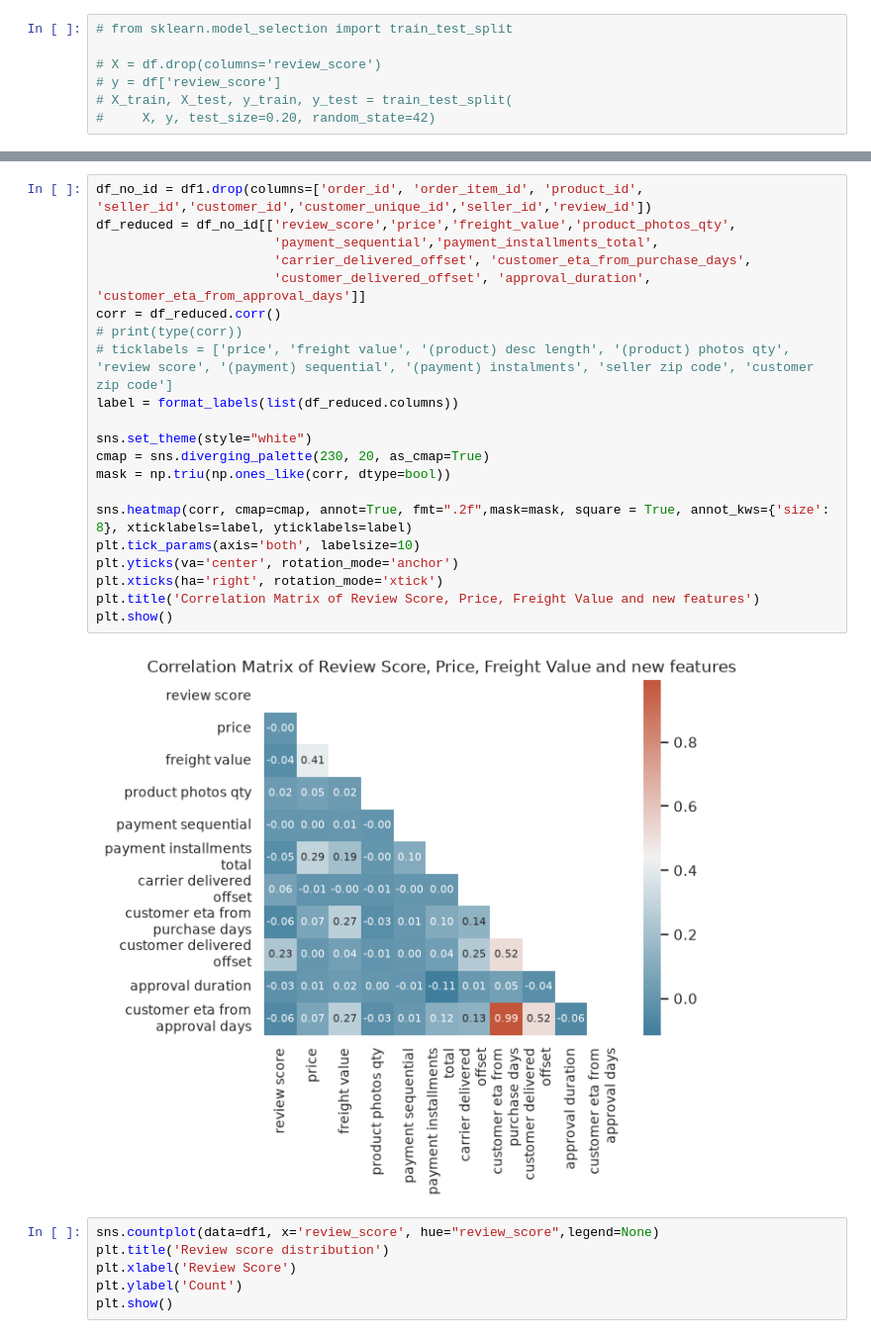
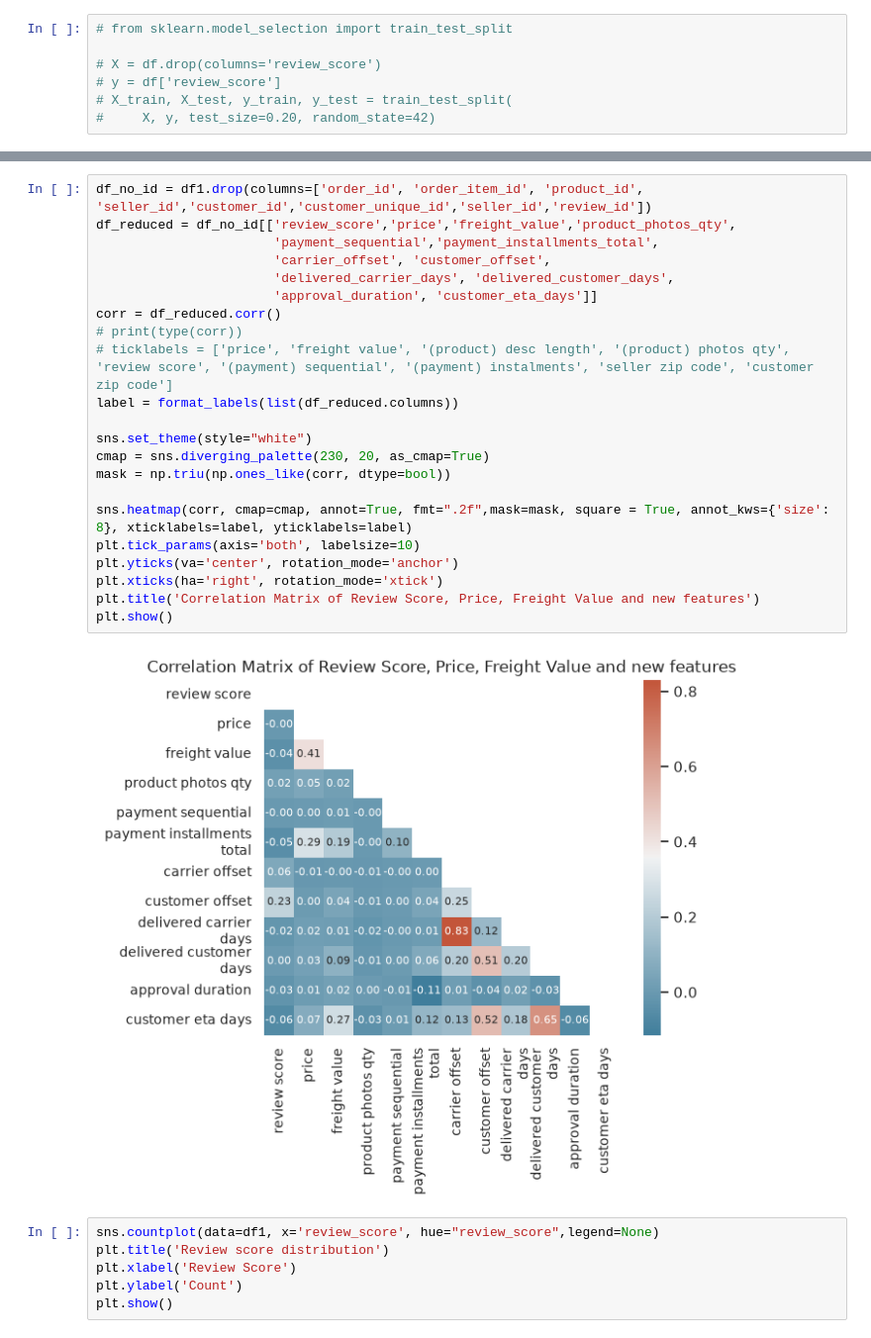
Before and after one commit to skinnyfrit/ay2627-tcx3901, a Jupyter notebook: EDA.ipynb, the cells around one changed output, grey strips where cells are left out. Shown at 99% size. Drawn from its saved outputs; the diff is of its cells as text.

```diff
--- a/EDA.ipynb
+++ b/EDA.ipynb
@@ -933,26 +921,27 @@ plt.show()
 # %%
 df_no_id = df1.drop(columns=['order_id', 'order_item_id', 'product_id', 'seller_id','customer_id','customer_unique_id','seller_id','review_id'])
 df_reduced = df_no_id[['review_score','price','freight_value','product_photos_qty',
                        'payment_sequential','payment_installments_total',
-                       'carrier_delivered_offset', 'customer_eta_from_purchase_days',
-                       'customer_delivered_offset', 'approval_duration', 'customer_eta_from_approval_days']]
+                       'carrier_offset', 'customer_offset',
+                       'delivered_carrier_days', 'delivered_customer_days',
+                       'approval_duration', 'customer_eta_days']]
 corr = df_reduced.corr()
 # print(type(corr))
 # ticklabels = ['price', 'freight value', '(product) desc length', '(product) photos qty', 'review score', '(payment) sequential', '(payment) instalments', 'seller zip code', 'customer zip code']
 label = format_labels(list(df_reduced.columns))
 
 sns.set_theme(style="white")
 cmap = sns.diverging_palette(230, 20, as_cmap=True)
 mask = np.triu(np.ones_like(corr, dtype=bool))
 
 sns.heatmap(corr, cmap=cmap, annot=True, fmt=".2f",mask=mask, square = True, annot_kws={'size': 8}, xticklabels=label, yticklabels=label)
 plt.tick_params(axis='both', labelsize=10)
 plt.yticks(va='center', rotation_mode='anchor')
 plt.xticks(ha='right', rotation_mode='xtick')
 plt.title('Correlation Matrix of Review Score, Price, Freight Value and new features')
 plt.show()
 # %% [output]
-[figure, old version]
+[figure, new version]
 # %%
 sns.countplot(data=df1, x='review_score', hue="review_score",legend=None)
 plt.title('Review score distribution')
```
Also changed, not shown: parts of 18 cells of this notebook, 1 other file.
